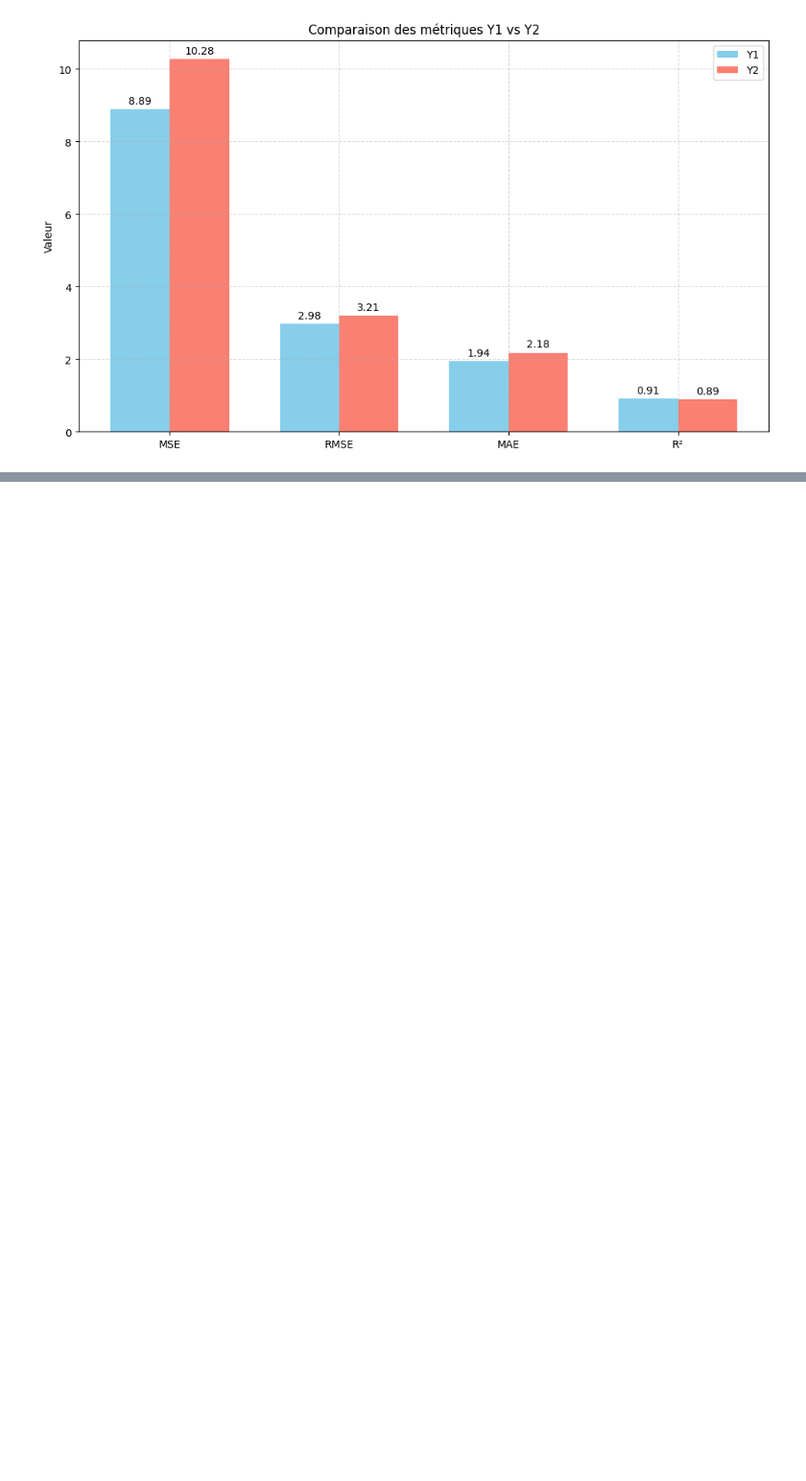
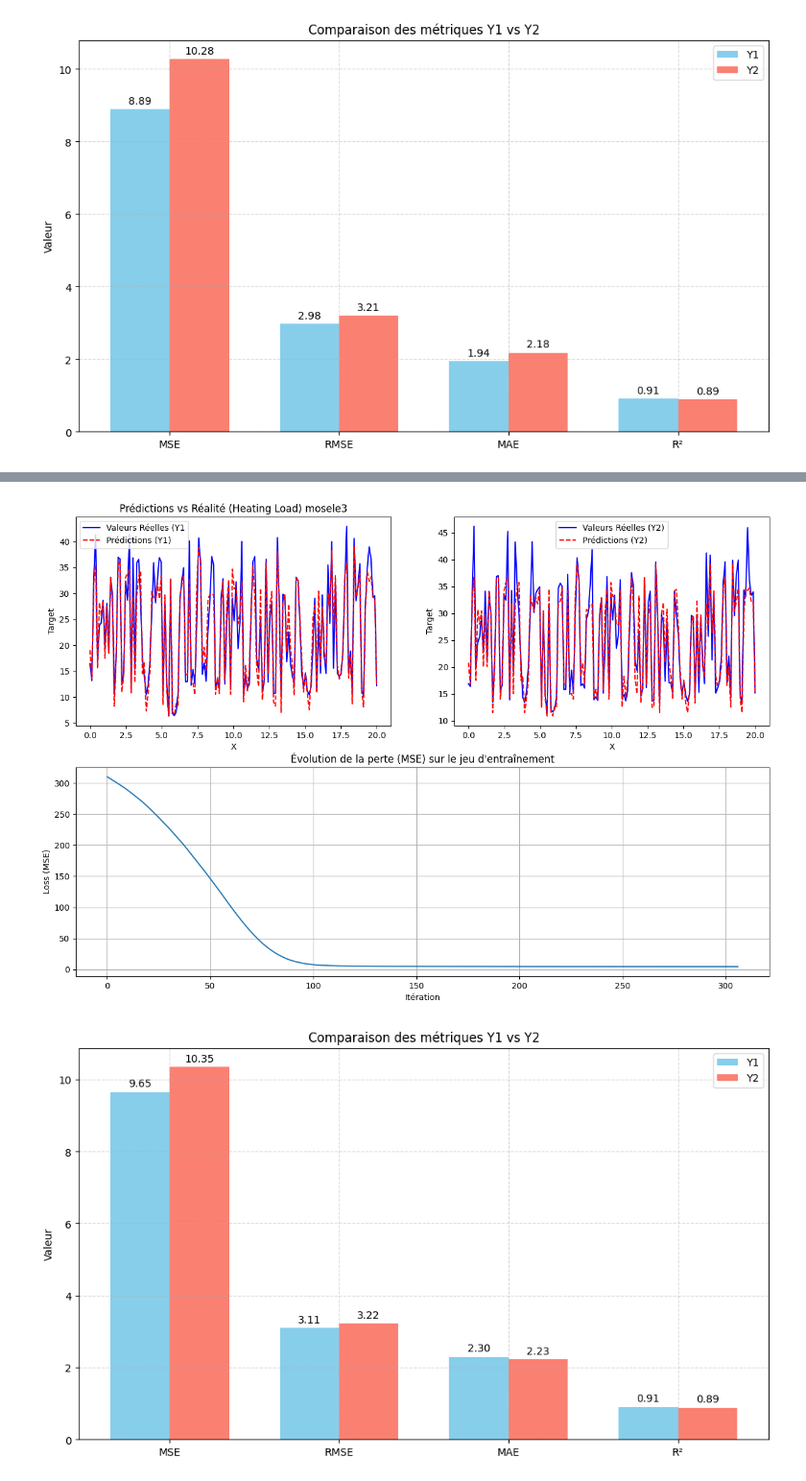
Before and after one commit to bakirmohammed1234/Prediction_Efficacite_Energetique_Batiments, a Jupyter notebook: BackPropagation.ipynb, the cells around one changed output, grey strips where cells are left out. Shown at 96% size. Cells and saved outputs as stored; diff of their text form; code cells hidden in the pictures; blank space fills up the shorter version.

```diff
--- a/BackPropagation.ipynb
+++ b/BackPropagation.ipynb
@@ -195,0 +197,5 @@ bp_model(X_train, y_train,X_test,y_test,"mosele1",hidden_layer=(13, 10,9), acti=
+# %%
+bp_model(X_train, y_train,X_test,y_test,"mosele3",hidden_layer=(13, 10), acti='identity' ,sol='adam',max_it=1000,random_st=42)
+# %% [output]
+[figure, added]
+[figure, added]
```
Also changed, not shown: parts of 5 cells of this notebook.
